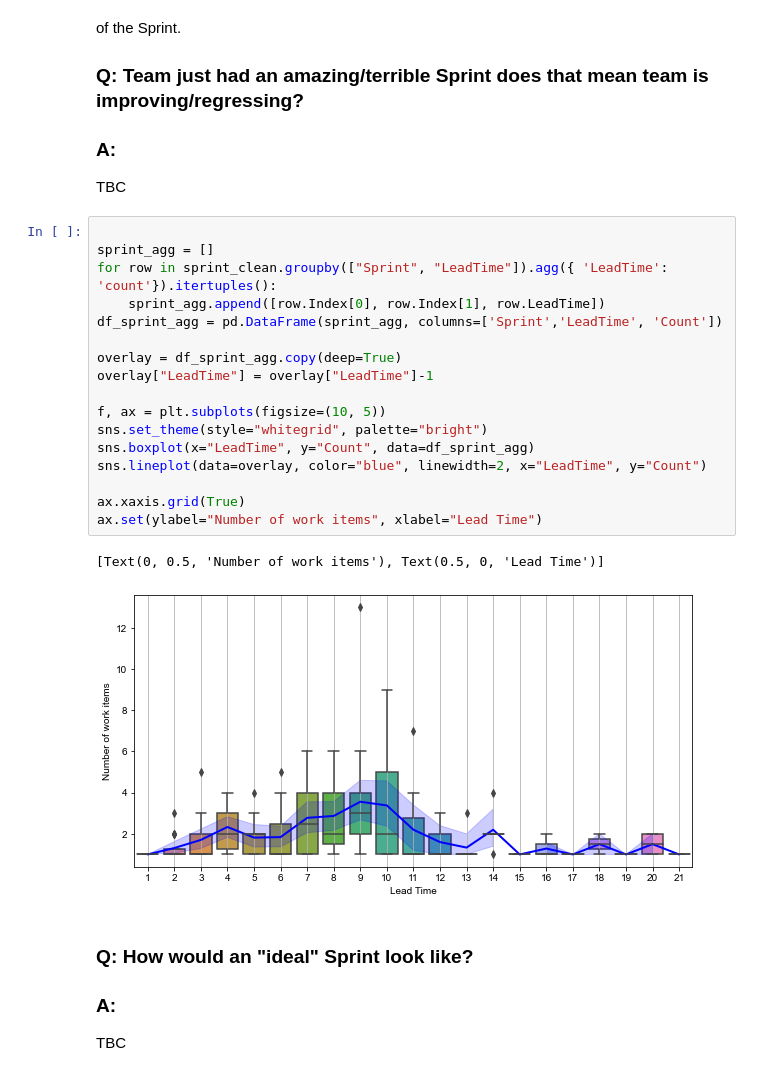
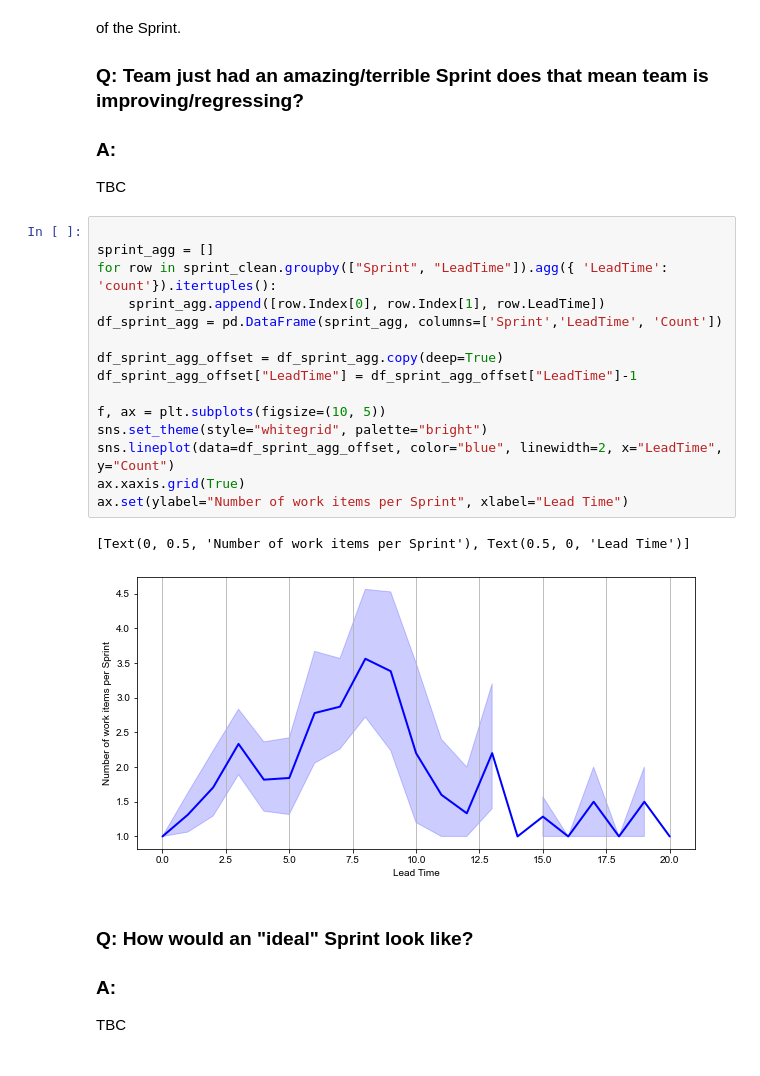
Before and after one commit to zkavtaskin/Lead-Time-Driven-Delivery-Simulation, a Jupyter notebook: Notebook/LeadTimeDynamics.ipynb, the cells around one changed output. Saved outputs shown, nothing was run; the diff lists cells and outputs as text.

```diff
--- a/Notebook/LeadTimeDynamics.ipynb
+++ b/Notebook/LeadTimeDynamics.ipynb
@@ -258,23 +258,21 @@ TBC
 # %%
 
 sprint_agg = []
 for row in sprint_clean.groupby(["Sprint", "LeadTime"]).agg({ 'LeadTime': 'count'}).itertuples():
     sprint_agg.append([row.Index[0], row.Index[1], row.LeadTime])
 df_sprint_agg = pd.DataFrame(sprint_agg, columns=['Sprint','LeadTime', 'Count'])
 
-overlay = df_sprint_agg.copy(deep=True)
-overlay["LeadTime"] = overlay["LeadTime"]-1
+df_sprint_agg_offset = df_sprint_agg.copy(deep=True)
+df_sprint_agg_offset["LeadTime"] = df_sprint_agg_offset["LeadTime"]-1
 
 f, ax = plt.subplots(figsize=(10, 5))
 sns.set_theme(style="whitegrid", palette="bright")
-sns.boxplot(x="LeadTime", y="Count", data=df_sprint_agg)
-sns.lineplot(data=overlay, color="blue", linewidth=2, x="LeadTime", y="Count")
-
+sns.lineplot(data=df_sprint_agg_offset, color="blue", linewidth=2, x="LeadTime", y="Count")
 ax.xaxis.grid(True)
-ax.set(ylabel="Number of work items", xlabel="Lead Time")
+ax.set(ylabel="Number of work items per Sprint", xlabel="Lead Time")
 # %% [output]
-[Text(0, 0.5, 'Number of work items'), Text(0.5, 0, 'Lead Time')]
+[Text(0, 0.5, 'Number of work items per Sprint'), Text(0.5, 0, 'Lead Time')]
-[figure, old version]
+[figure, new version]
 # %% [markdown]
 ### Q: How would an "ideal" Sprint look like?
 ### A:
```
Also changed, not shown: parts of 10 cells of this notebook.
